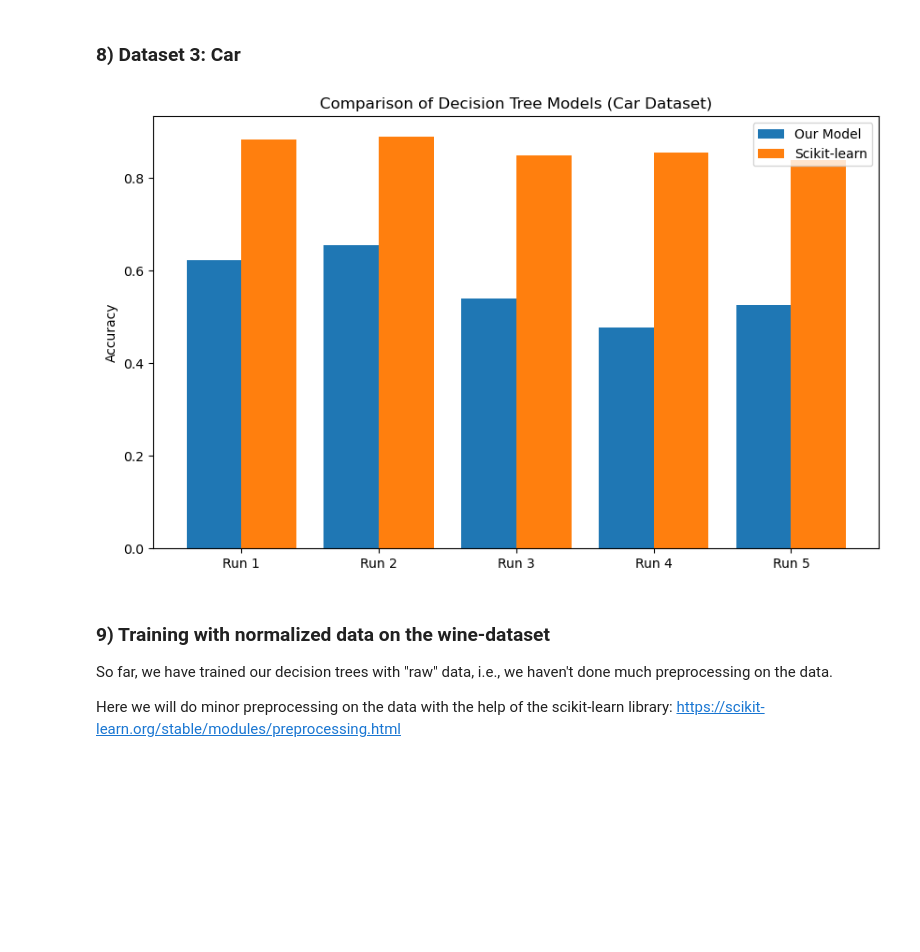
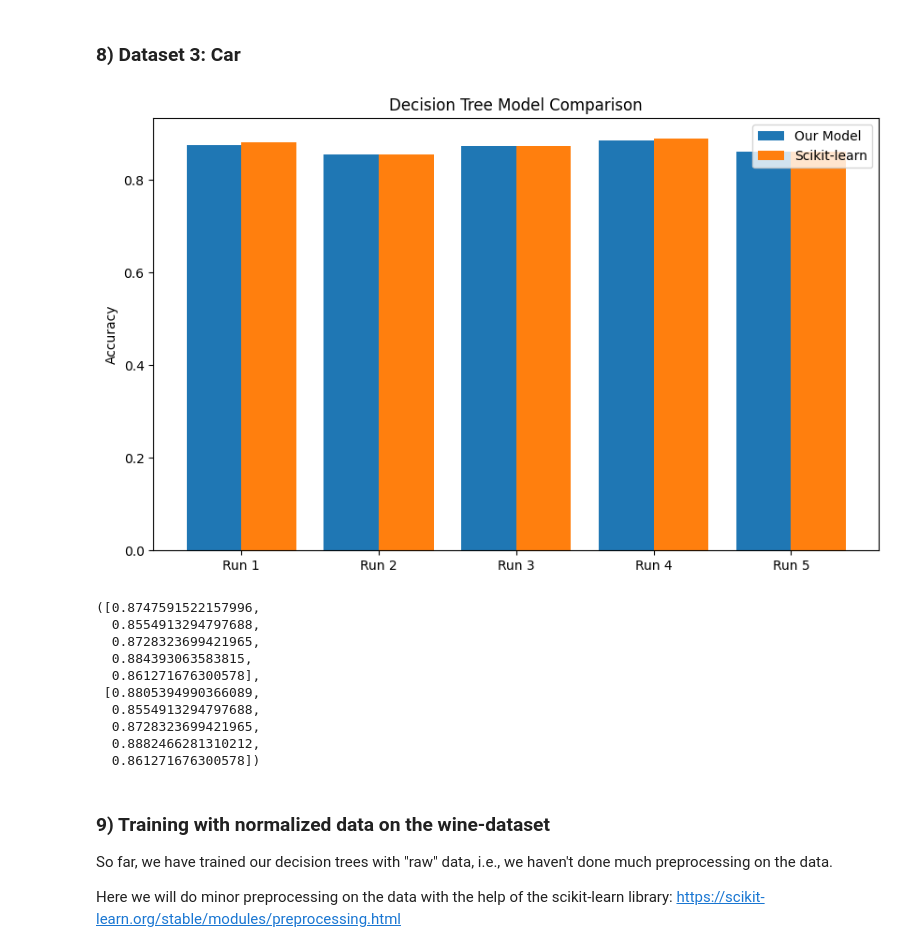
Before and after one commit to Aurelien3006/ML-Assignment-2, a Jupyter notebook: ML-Assignment 2 - Aurélien Broncard Edgar Maurel.ipynb, the cells around one changed output. Drawn from its saved outputs; the diff is of its cells as text; code cells hidden in the pictures; blank space fills up the shorter version.

```diff
--- a/ML-Assignment 2 - Aurélien Broncard Edgar Maurel.ipynb
+++ b/ML-Assignment 2 - Aurélien Broncard Edgar Maurel.ipynb
@@ -453,14 +385,29 @@ for _ in range(5):
-# %%
-plt.figure(figsize=(10, 6))
-plt.bar(np.arange(5) - 0.2, our_model_accuracies, width=0.4, label="Our Model", align="center")
-plt.bar(np.arange(5) + 0.2, sklearn_model_accuracies, width=0.4, label="Scikit-learn", align="center")
-plt.xticks(np.arange(5), [f"Run {i+1}" for i in range(5)])
-plt.ylabel("Accuracy")
-plt.title("Comparison of Decision Tree Models (Car Dataset)")
-plt.legend()
-plt.show()
-# %% [output]
-[figure, removed]
+# %%
+data_car = pd.read_csv("car.csv")
+
+for col in data_car.columns:
+    unique_values = data_car[col].unique()
+    value_to_numeric = {value: idx for idx, value in enumerate(unique_values)}
+    data_car[col] = data_car[col].map(value_to_numeric)
+
+data_car = data_car.to_numpy()
+
+X_car = data_car[:, :-1]  # All columns except the last one
+y_car = data_car[:, -1]   # The last column is the target
+
+compare_decision_tree_models(X_car, y_car, max_depth=5)
+# %% [output]
+[figure, added]
+([0.8747591522157996,
+  0.8554913294797688,
+  0.8728323699421965,
+  0.884393063583815,
+  0.861271676300578],
+ [0.8805394990366089,
+  0.8554913294797688,
+  0.8728323699421965,
+  0.8882466281310212,
+  0.861271676300578])
 # %% [markdown]
 ### 9) Training with normalized data on the wine-dataset
 
```
Also changed, not shown: parts of 9 cells of this notebook.
